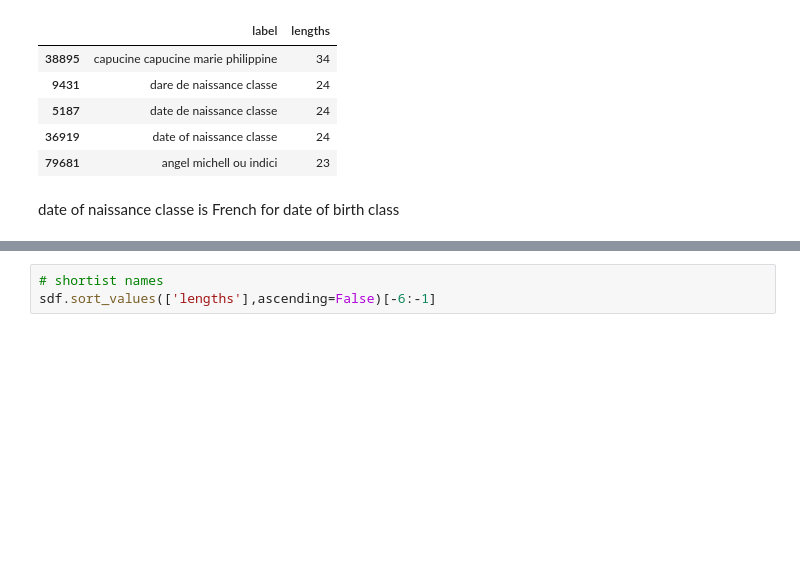
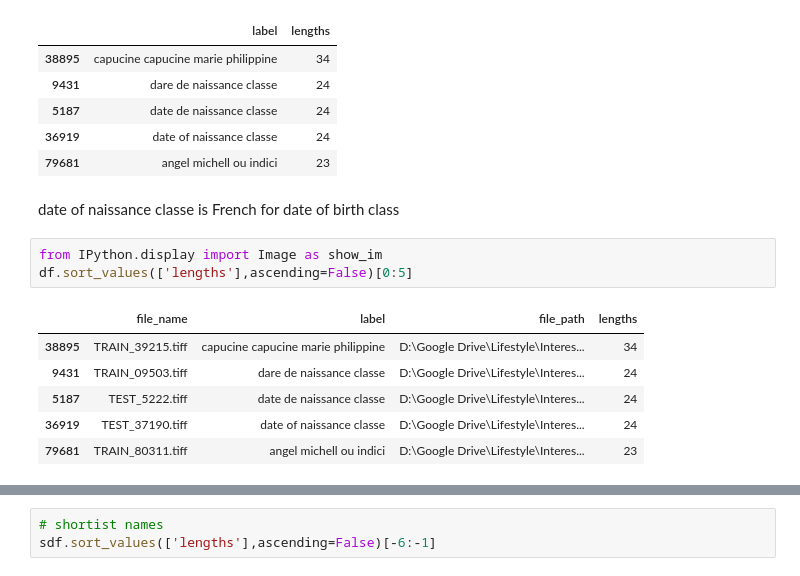
Before and after one commit to faraz-g/handwriting-recognition, a Jupyter notebook: notebooks/text analysis.ipynb, the cells around one changed output, grey strips where cells are left out. Drawn from its saved outputs; the diff is of its cells as text; blank space fills up the shorter version.

```diff
--- a/notebooks/text analysis.ipynb
+++ b/notebooks/text analysis.ipynb
@@ -126,3 +126,13 @@ sdf.sort_values(['lengths'],ascending=False)[0:5]
 | 79681 | angel michell ou indici | 23 |
 # %% [markdown]
 date of naissance classe is French for date of birth class
+# %%
+from IPython.display import Image as show_im
+df.sort_values(['lengths'],ascending=False)[0:5]
+# %% [output]
+|  | file_name | label | file_path | lengths |
+| 38895 | TRAIN_39215.tiff | capucine capucine marie philippine | D:\Google Drive\Lifestyle\Interes... | 34 |
+| 9431 | TRAIN_09503.tiff | dare de naissance classe | D:\Google Drive\Lifestyle\Interes... | 24 |
+| 5187 | TEST_5222.tiff | date de naissance classe | D:\Google Drive\Lifestyle\Interes... | 24 |
+| 36919 | TEST_37190.tiff | date of naissance classe | D:\Google Drive\Lifestyle\Interes... | 24 |
+| 79681 | TRAIN_80311.tiff | angel michell ou indici | D:\Google Drive\Lifestyle\Interes... | 23 |
```
Also changed, not shown: parts of 3 cells of this notebook.
